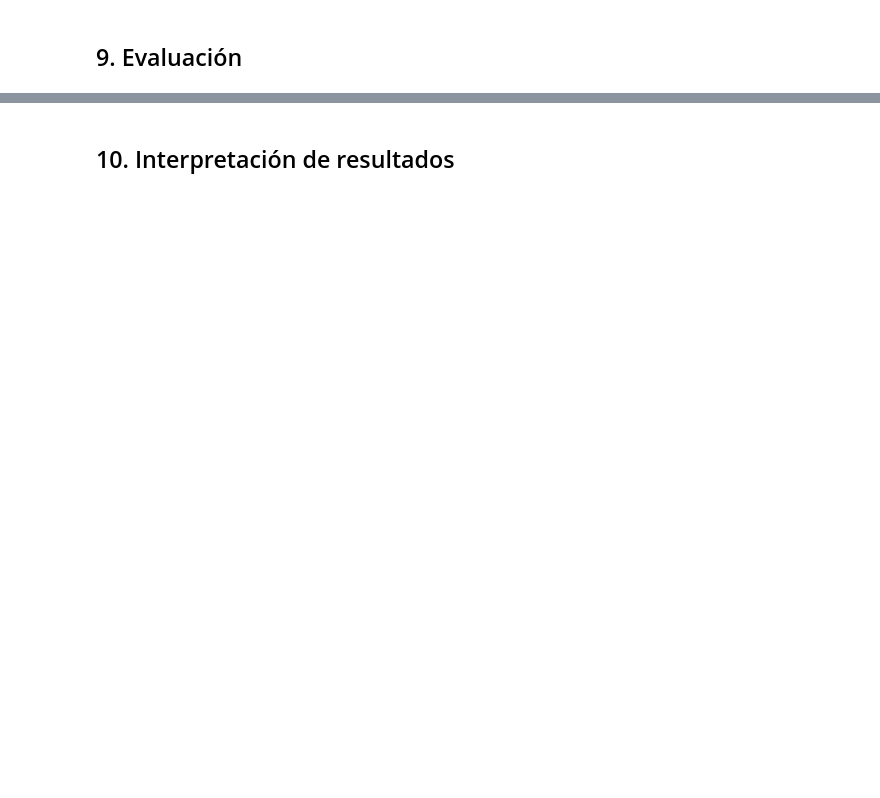
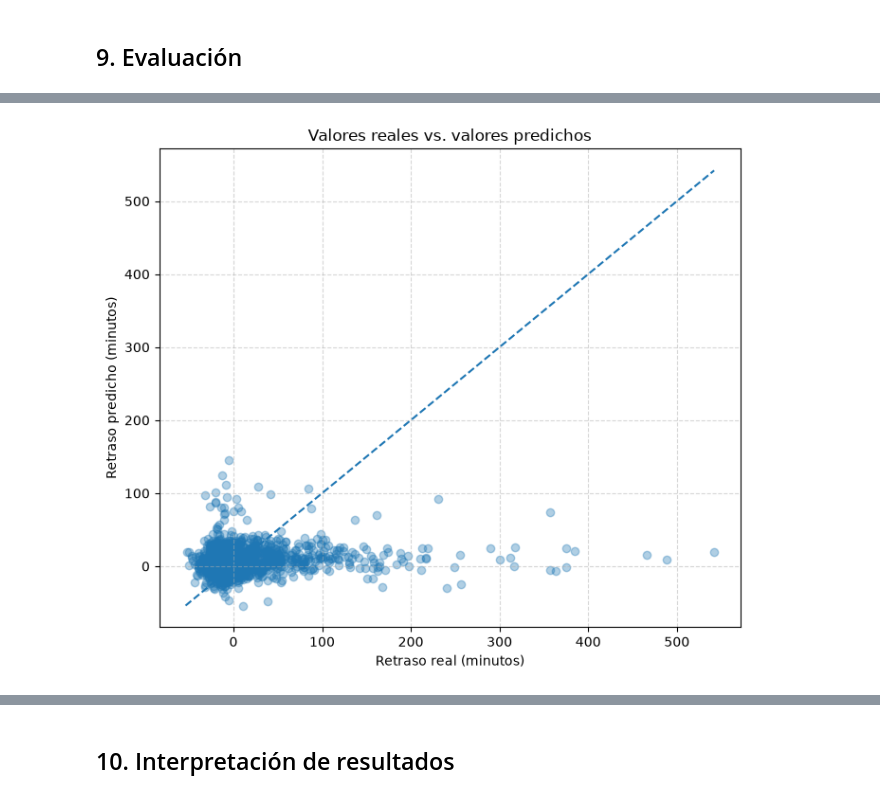
Before and after one commit to LauraKamila-Ink/Prediccion_Retrasos_Vuelos--Modelos1_GrupoB, a Jupyter notebook: fase-1/notebook.ipynb, the cells around one changed output, grey strips where cells are left out. Cells and saved outputs as stored; diff of their text form; code cells hidden in the pictures; blank space fills up the shorter version.

```diff
--- a/fase-1/notebook.ipynb
+++ b/fase-1/notebook.ipynb
@@ -765,0 +1514,47 @@ print(f"Correlación lineal de crs_dep_time con {OBJETIVO}: "
+# %%
+plt.figure(figsize=(7, 6))
+
+plt.scatter(
+    y_test,
+    y_test_pred_mod,
+    alpha=0.35
+)
+
+limite_min = min(
+    y_test.min(),
+    y_test_pred_mod.min()
+)
+
+limite_max = max(
+    y_test.max(),
+    y_test_pred_mod.max()
+)
+
+plt.plot(
+    [limite_min, limite_max],
+    [limite_min, limite_max],
+    linestyle="--"
+)
+
+plt.title(
+    "Valores reales vs. valores predichos"
+)
+
+plt.xlabel(
+    "Retraso real (minutos)"
+)
+
+plt.ylabel(
+    "Retraso predicho (minutos)"
+)
+
+plt.grid(
+    True,
+    linestyle="--",
+    alpha=0.5
+)
+
+plt.tight_layout()
+plt.show()
+# %% [output]
+[figure, added]
```
Also changed, not shown: parts of 42 cells of this notebook, 2 other files.
